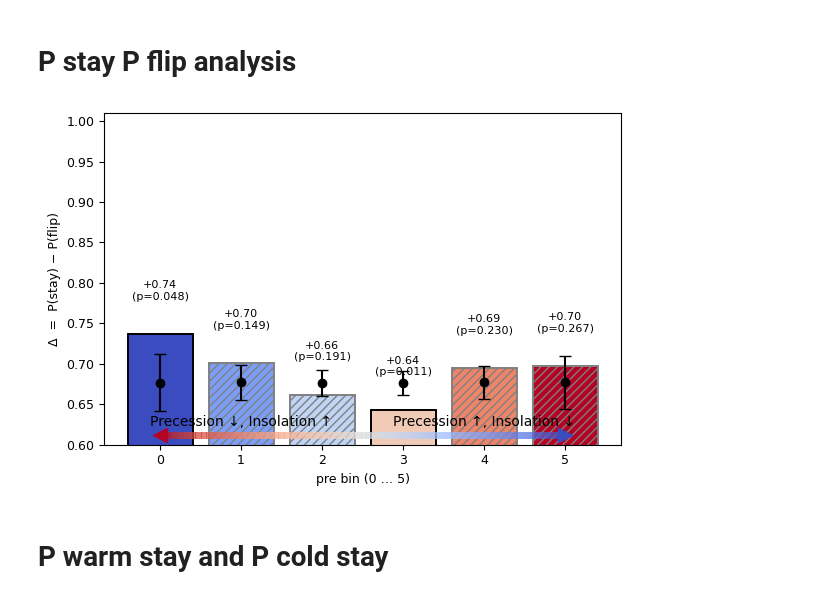
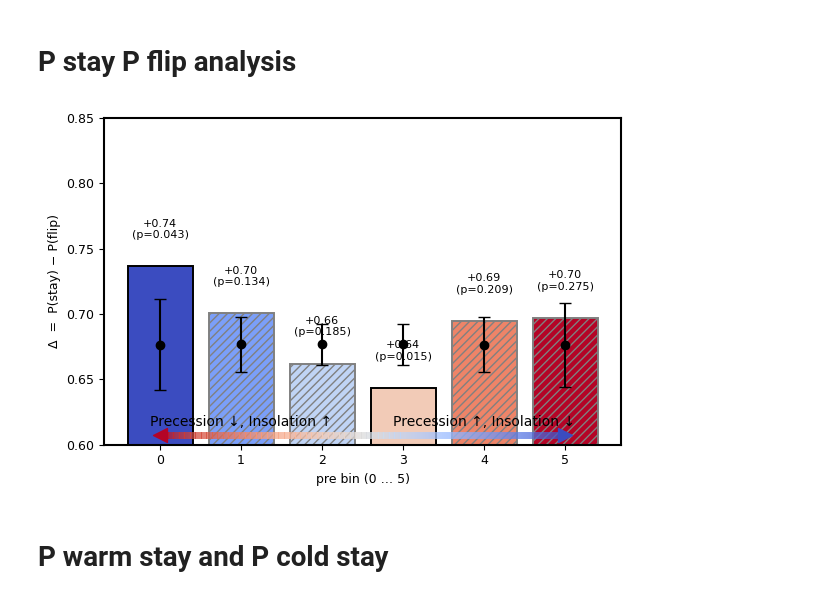
Before and after one commit to Peisong-Zheng/bipolar_seesaw_CCM, a Jupyter notebook: TE_Fuji_d18O.ipynb, the cells around one changed output. Drawn from its saved outputs; the diff is of its cells as text; code cells hidden in the pictures.

```diff
--- a/TE_Fuji_d18O.ipynb
+++ b/TE_Fuji_d18O.ipynb
@@ -347,31 +347,33 @@ max-power row = 54   →  period ≈ 23.0 ka
 # %%
 from toolbox import sq_ana as sa
 import importlib
 importlib.reload(sa)
 
 
 delta, mu, sigma, p = sa.prob_prebins_diffbar_surr(
         df_pre_i, df_sq_i,
         forcing_column='pre',
         target_column='filt_d18O',
         nbins_pre=6,
-        n_surr=1000,
+        n_surr=10000,
         alpha=0.05,
+        y_min=0.6,
+        y_max=0.85,
         random_state=0   # reproducible
 )
 
 
 # delta, mu, sigma, p = sa.prob_prebins_diffbar_surr(
 #         df_obl_i, df_sq_i,
 #         forcing_column='obl',
 #         target_column='filt_d18O',
 #         nbins_pre=6,
 #         n_surr=1000,
 #         alpha=0.05,
 #         random_state=0   # reproducible
 # )
 # %% [output]
-[figure, old version]
+[figure, new version]
 # %% [markdown]
 # P warm stay and P cold stay
 # %%
```
Also changed, not shown: parts of 7 cells of this notebook, 4 other files.
